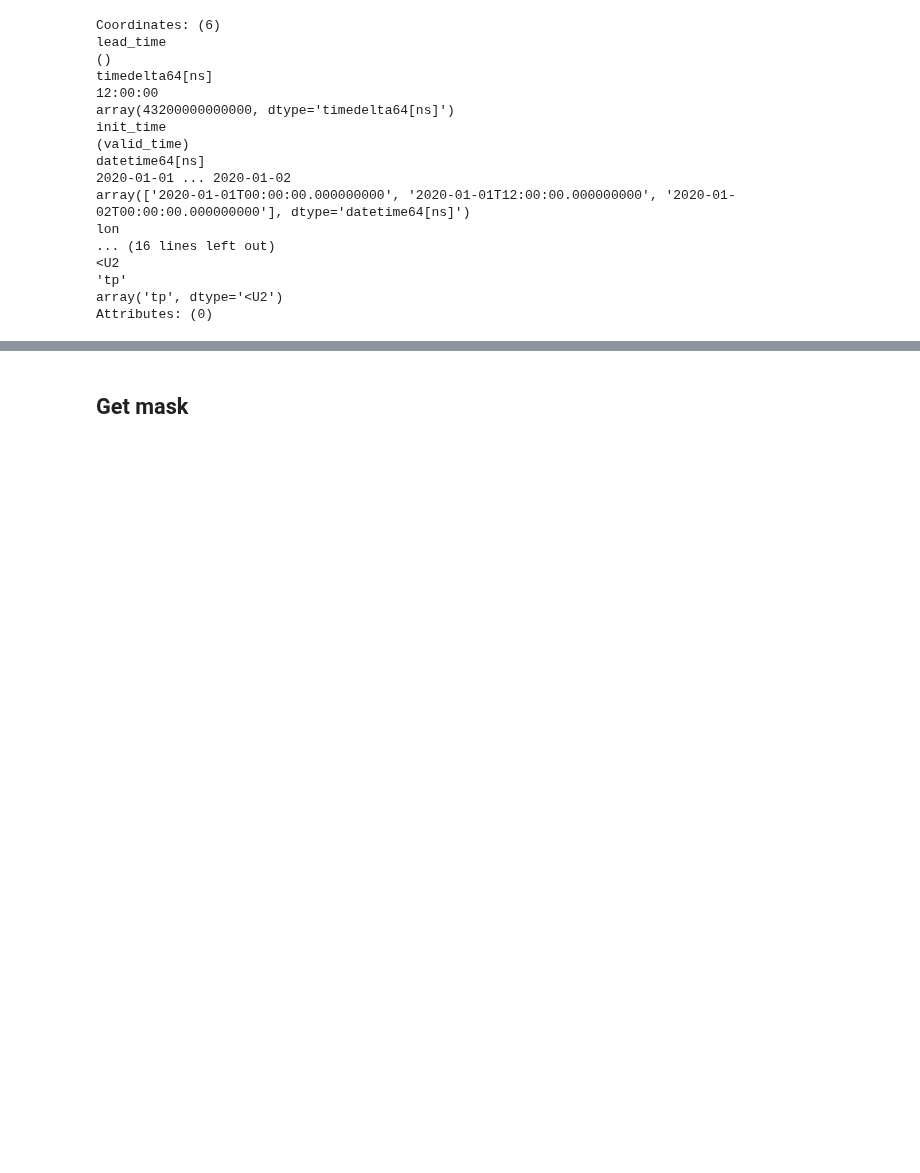
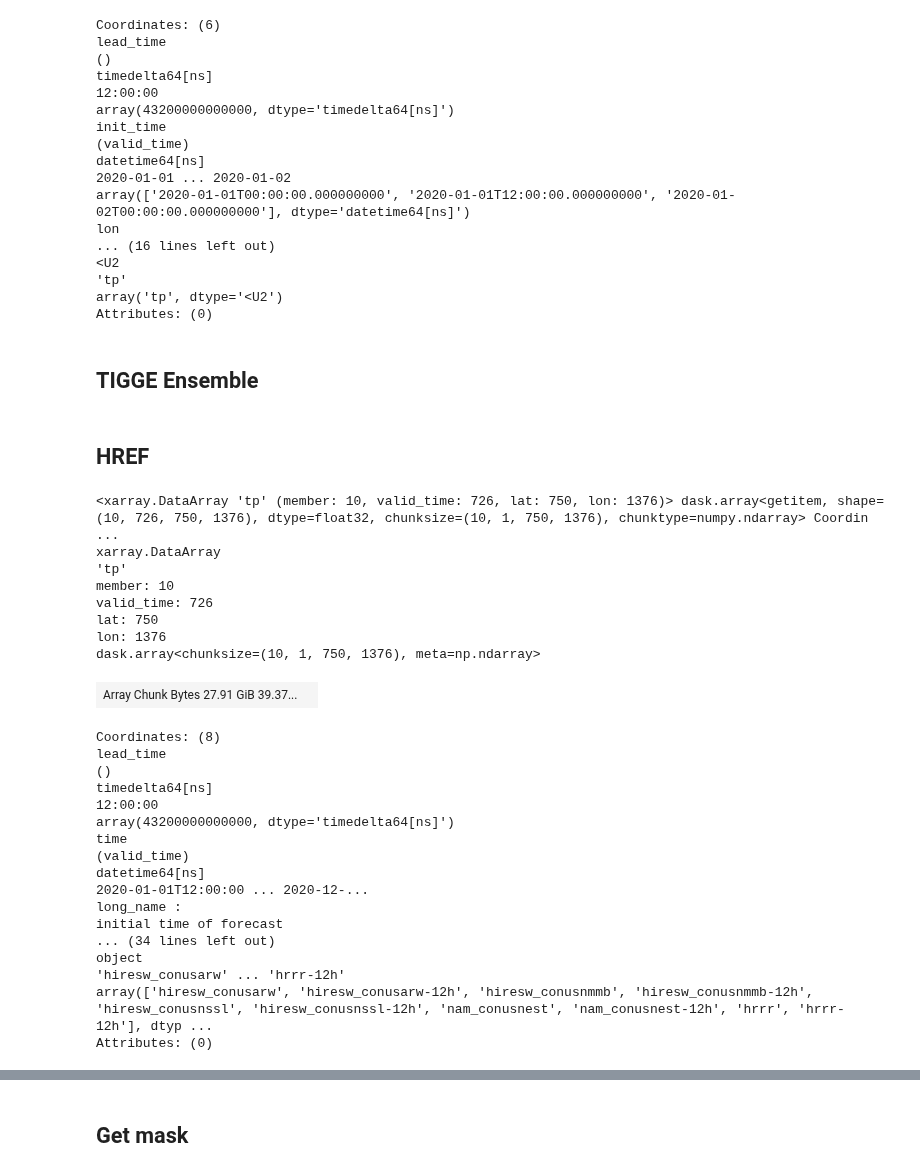
Before and after one commit to raspstephan/nwp-downscale, a Jupyter notebook: notebooks/stephan_notebooks/19-Eval-with-Ilans-models.ipynb, the cells around one changed output, grey strips where cells are left out. Saved outputs shown, nothing was run; the diff lists cells and outputs as text; code cells hidden in the pictures; blank space fills up the shorter version.

```diff
--- a/notebooks/stephan_notebooks/19-Eval-with-Ilans-models.ipynb
+++ b/notebooks/stephan_notebooks/19-Eval-with-Ilans-models.ipynb
@@ -399,3 +339,43 @@ lon
 'tp'
 array('tp', dtype='<U2')
 Attributes: (0)
+# %% [markdown]
+## TIGGE Ensemble
+# %% [markdown]
+## HREF
+# %%
+fn = f'{DATADRIVE}/href/4km/total_precipitation/2020*.nc'
+href = xr.open_mfdataset(fn)
+# %%
+href = href.tp.diff('lead_time').sel(lead_time=np.timedelta64(12, 'h'))
+# %%
+href = href.swap_dims({'init_time': 'valid_time'})
+# %%
+href
+# %% [output]
+<xarray.DataArray 'tp' (member: 10, valid_time: 726, lat: 750, lon: 1376)> dask.array<getitem, shape=(10, 726, 750, 1376), dtype=float32, chunksize=(10, 1, 750, 1376), chunktype=numpy.ndarray> Coordin ...
+xarray.DataArray
+'tp'
+member: 10
+valid_time: 726
+lat: 750
+lon: 1376
+dask.array<chunksize=(10, 1, 750, 1376), meta=np.ndarray>
+| Array Chunk Bytes 27.91 GiB 39.37... |  |
+Coordinates: (8)
+lead_time
+()
+timedelta64[ns]
+12:00:00
+array(43200000000000, dtype='timedelta64[ns]')
+time
+(valid_time)
+datetime64[ns]
+2020-01-01T12:00:00 ... 2020-12-...
+long_name :
+initial time of forecast
+... (34 lines left out)
+object
+'hiresw_conusarw' ... 'hrrr-12h'
+array(['hiresw_conusarw', 'hiresw_conusarw-12h', 'hiresw_conusnmmb', 'hiresw_conusnmmb-12h', 'hiresw_conusnssl', 'hiresw_conusnssl-12h', 'nam_conusnest', 'nam_conusnest-12h', 'hrrr', 'hrrr-12h'], dtyp ...
+Attributes: (0)
```
Also changed, not shown: parts of 7 cells of this notebook, 1 other file.
